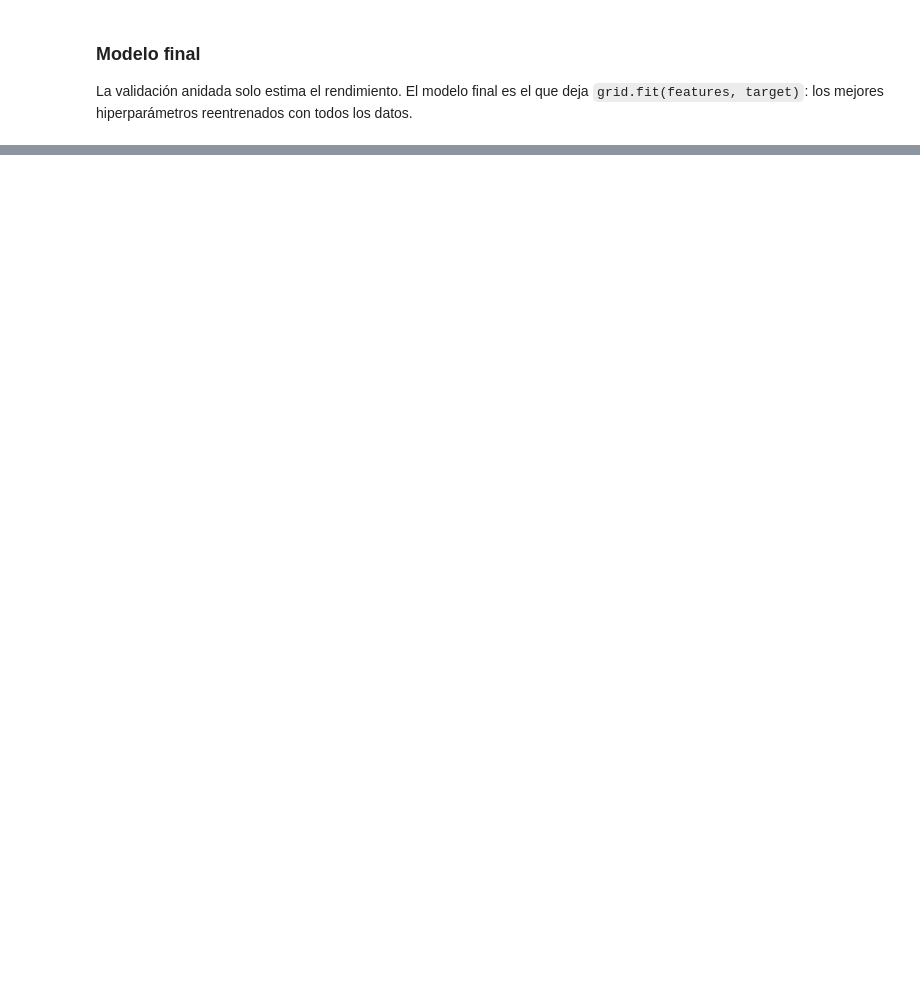
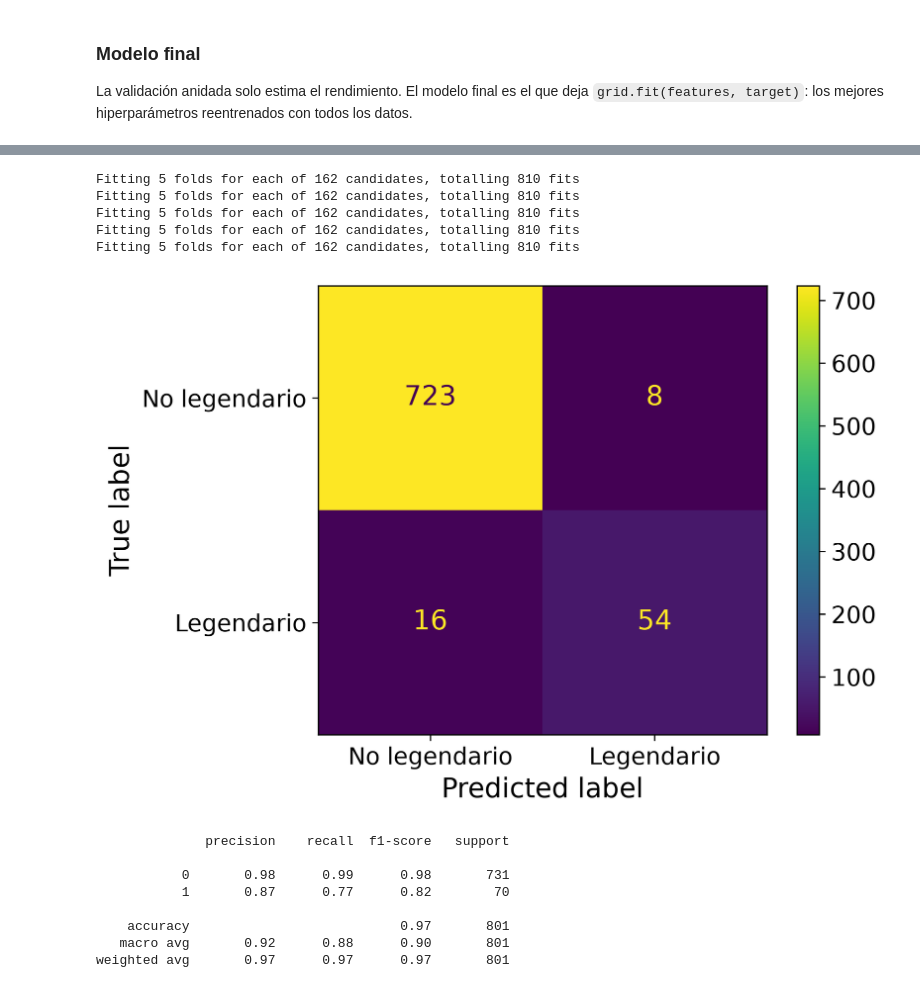
Before and after one commit to keitzeta/Pokemon-Inference-Classification-Outcomes, a Jupyter notebook: LegendaryPrediction.ipynb, the cells around one changed output, grey strips where cells are left out. Drawn from its saved outputs; the diff is of its cells as text; code cells hidden in the pictures; blank space fills up the shorter version.

```diff
--- a/LegendaryPrediction.ipynb
+++ b/LegendaryPrediction.ipynb
@@ -241,0 +301,27 @@ importancias.head(10)
+# %%
+from sklearn.metrics import ConfusionMatrixDisplay
+
+y_proba = cross_val_predict(grid, features, target, cv=cv_outer, method='predict_proba')[:, 1]
+y_pred = (y_proba > 0.5).astype(int)
+# %% [output]
+Fitting 5 folds for each of 162 candidates, totalling 810 fits
+Fitting 5 folds for each of 162 candidates, totalling 810 fits
+Fitting 5 folds for each of 162 candidates, totalling 810 fits
+Fitting 5 folds for each of 162 candidates, totalling 810 fits
+Fitting 5 folds for each of 162 candidates, totalling 810 fits
+# %%
+ConfusionMatrixDisplay.from_predictions(target, y_pred,
+                                        display_labels=['No legendario', 'Legendario'])
+plt.show()
+
+print(metrics.classification_report(target, y_pred))
+# %% [output]
+[figure, added]
+              precision    recall  f1-score   support
+
+           0       0.98      0.99      0.98       731
+           1       0.87      0.77      0.82        70
+
+    accuracy                           0.97       801
+   macro avg       0.92      0.88      0.90       801
+weighted avg       0.97      0.97      0.97       801
```
Also changed, not shown: parts of 7 cells of this notebook, 1 other file.
